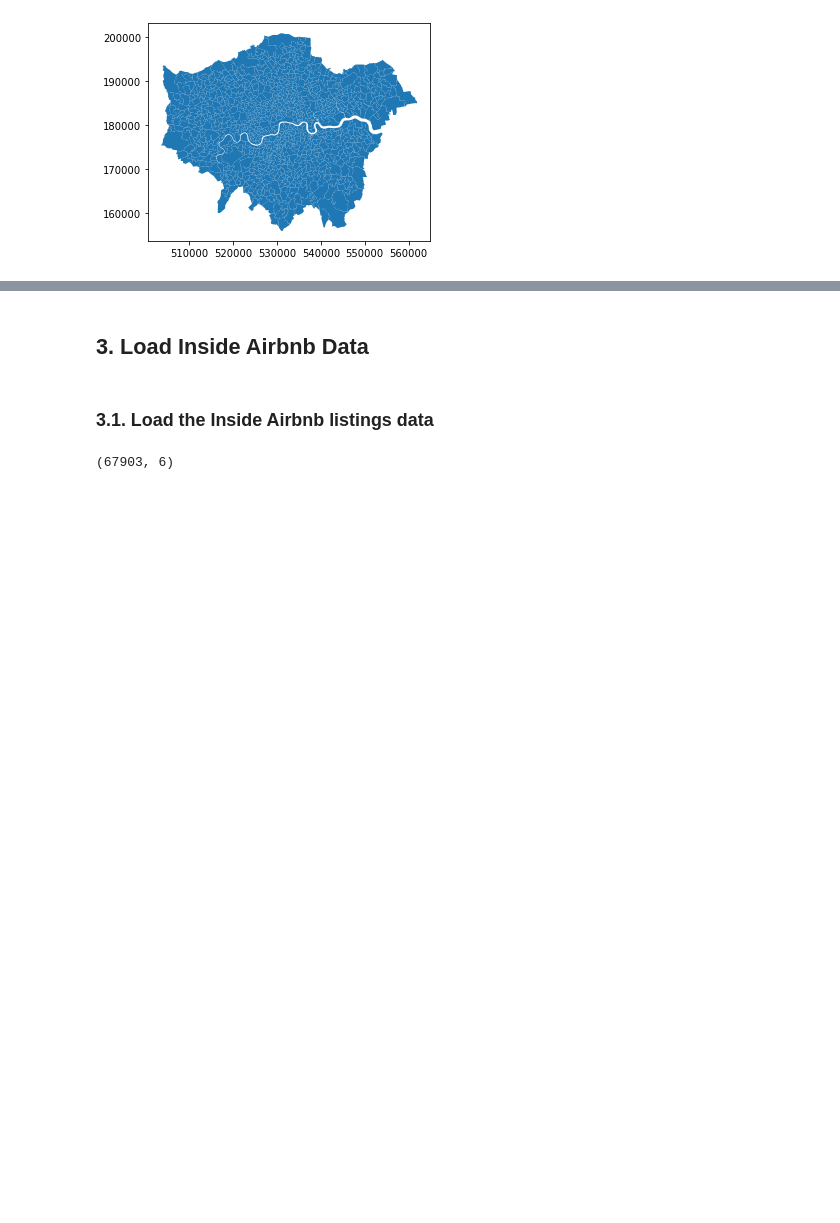
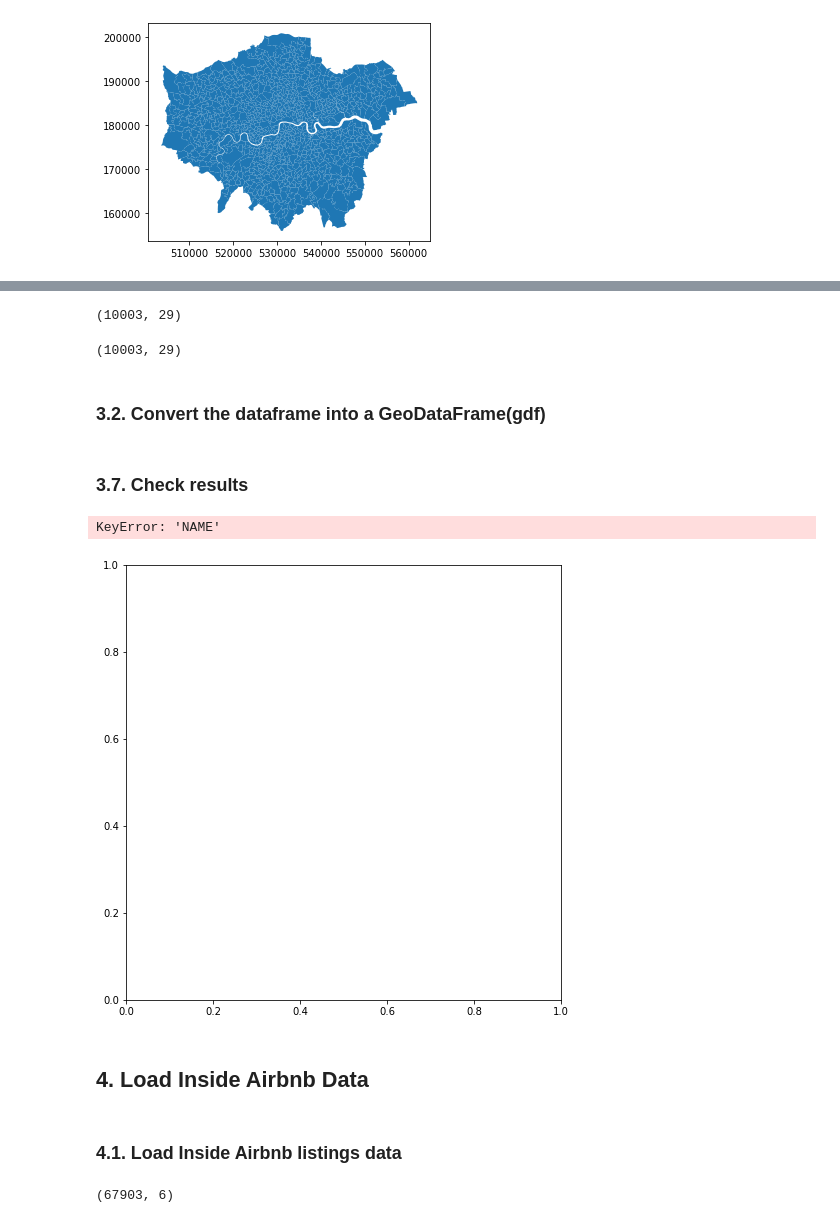
Before and after one commit to joeylizh/i2p, a Jupyter notebook: assessments/coursework3/Assessment_3_Reproducible_Analysis.ipynb, the cells around one changed output, grey strips where cells are left out. Drawn from its saved outputs; the diff is of its cells as text; code cells hidden in the pictures; blank space fills up the shorter version.

Commit message:
update all data

```diff
--- a/assessments/coursework3/Assessment_3_Reproducible_Analysis.ipynb
+++ b/assessments/coursework3/Assessment_3_Reproducible_Analysis.ipynb
@@ -41,7 +43,9 @@ epsg:27700
 # %% [markdown]
 ### 2.2. Set London Brough Boundaries
 # %%
-boros = gpd.read_file('https://github.com/jreades/i2p/blob/master/data/src/Boroughs.gpkg?raw=true')
+boros = gpd.read_file('https://github.com/joeylizh/i2p/blob/main/assessments/coursework3/cw_data/Boroughs.gpkg?raw=true')
+# Borough geopackage source link:
+
 # boros.plot()
 boros.shape
 # %% [output]
@@ -90,7 +76,38 @@ del(msoas)
+# %%
+url='https://raw.githubusercontent.com/joeylizh/i2p/main/assessments/coursework3/cw_data/cultural_infrastructure_all_sites.csv'
+# Cultural infrastructure source link:
+# https://data.london.gov.uk/dataset/cultural-infrastructure-map
+
+df_culin = pd.read_csv(url, low_memory=False)
+df_culin.shape
+# %% [output]
+(10003, 29)
+# %%
+# clean the data
+
+df_culin.drop(df_culin[((df_airbnb.latitude.isna())|(df_culin.longitude.isna()))].index, axis=0, inplace=True)
+df_culin.drop(df_culin[((df_airbnb.latitude < 40)|(df_culin.longitude > 1))].index, axis=0, inplace=True)
+print(df_culin.shape)
+# %% [output]
+(10003, 29)
+# %% [markdown]
+### 3.2. Convert the dataframe into a GeoDataFrame(gdf)
+# %%
+gdf_culin = gpd.GeoDataFrame(df_culin, geometry=gpd.points_from_xy(df_culin.longitude, df_culin.latitude,
+                                                       crs='epsg:4326'))
+gdf_culin = gdf_culin.to_crs('epsg:27700')
+# %% [markdown]
+### 3.7. Check results
+# %%
+ax = gdf_culin.plot(column='NAME', markersize=0.5, alpha=0.5, figsize=(10,8))
+boros.plot(ax=ax, edgecolor='r', facecolor='None', alpha=0.5);
+# %% [output]
+KeyError: 'NAME'
+[figure, added]
 # %% [markdown]
-## 3. Load Inside Airbnb Data
+## 4. Load Inside Airbnb Data
 # %% [markdown]
-### 3.1. Load the Inside Airbnb listings data
+### 4.1. Load Inside Airbnb listings data
 # %%
 url='https://raw.githubusercontent.com/joeylizh/i2p/main/assessments/coursework3/cw_data/2021-10-10-listings.csv'
 
```
Also changed, not shown: parts of 11 cells of this notebook, 3 other files.
